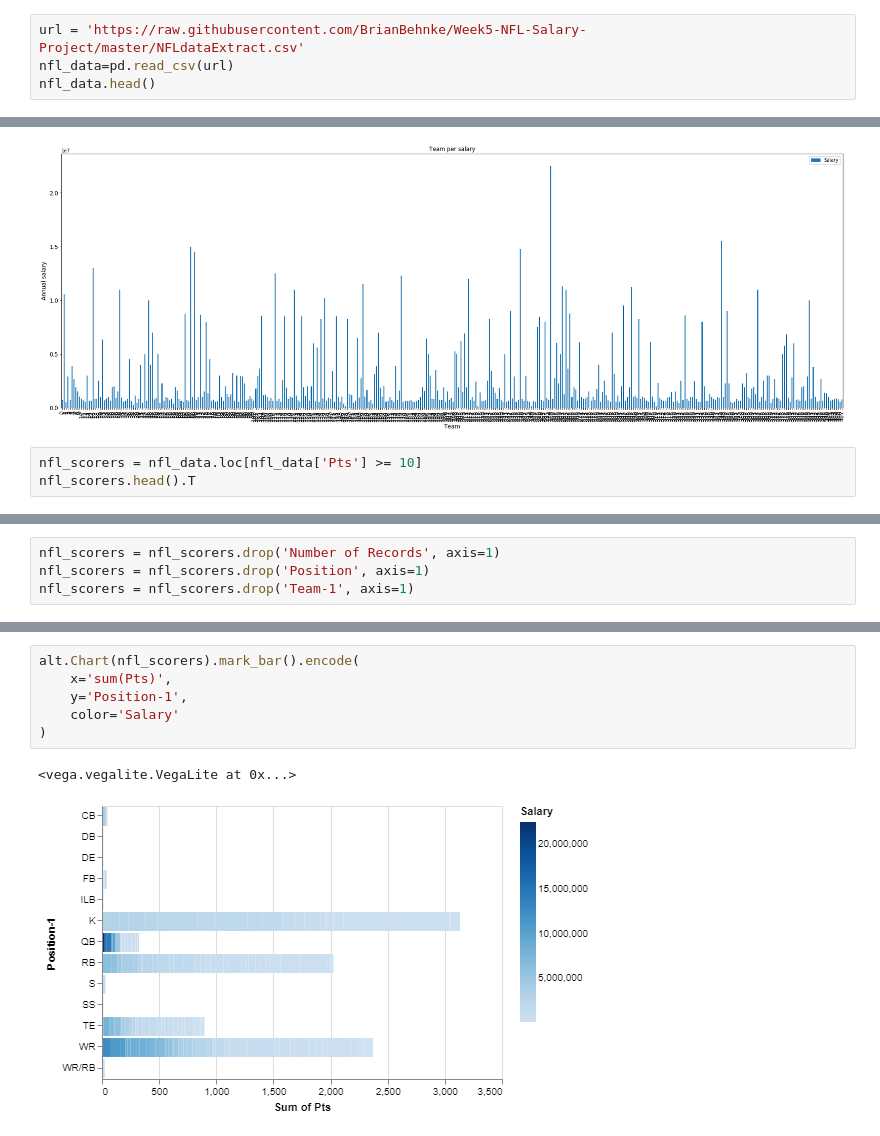
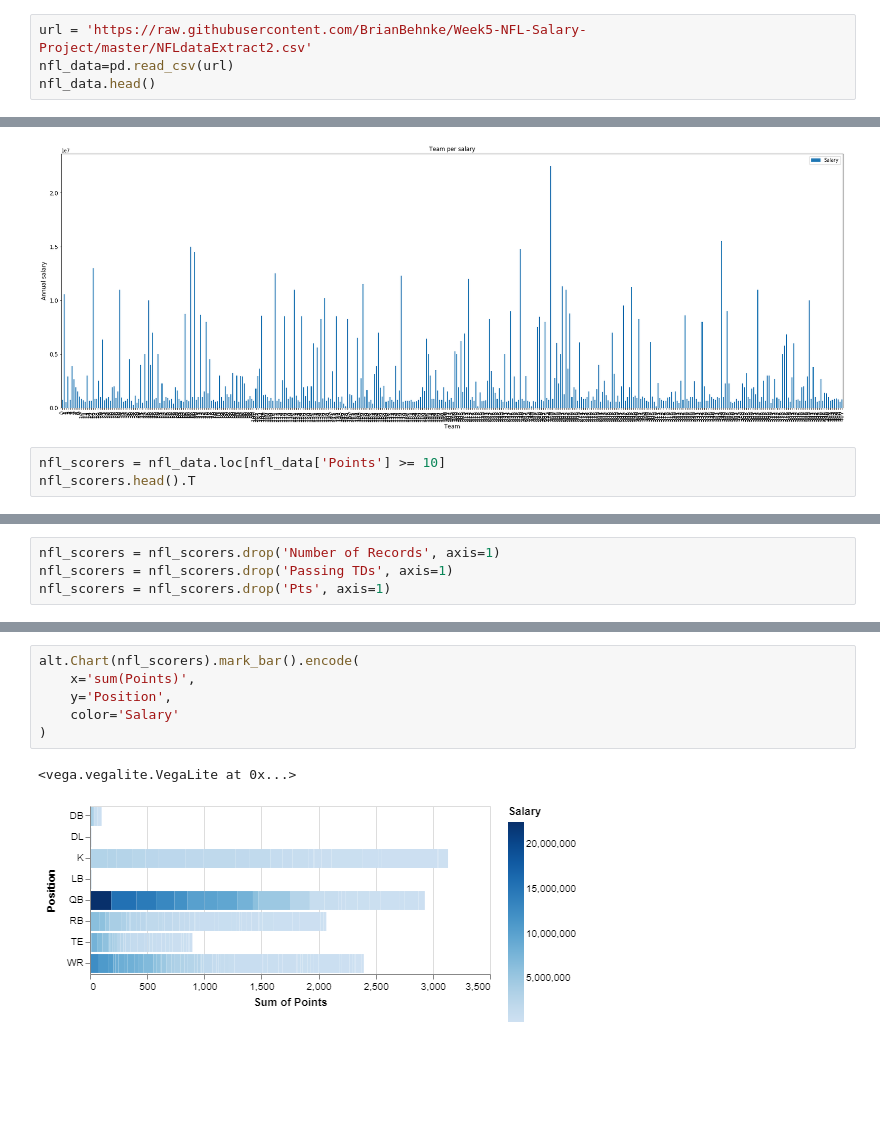
Before and after one commit to BrianBehnke/Week5-NFL-Salary-Prject, a Jupyter notebook: NFLProjectPart2.ipynb, the cells around one changed output, grey strips where cells are left out. Drawn from its saved outputs; the diff is of its cells as text; blank space fills up the shorter version.

```diff
--- a/NFLProjectPart2.ipynb
+++ b/NFLProjectPart2.ipynb
@@ -11,5 +10,5 @@ RendererRegistry.enable('notebook')
 # %%
-url = 'https://raw.githubusercontent.com/BrianBehnke/Week5-NFL-Salary-Project/master/NFLdataExtract.csv'
+url = 'https://raw.githubusercontent.com/BrianBehnke/Week5-NFL-Salary-Project/master/NFLdataExtract2.csv'
 nfl_data=pd.read_csv(url)
 nfl_data.head()
 # %% [output]
@@ -79,7 +78,7 @@ plt.show()
 # %% [output]
 [figure]
 # %%
-nfl_scorers = nfl_data.loc[nfl_data['Pts'] >= 10]
+nfl_scorers = nfl_data.loc[nfl_data['Points'] >= 10]
 nfl_scorers.head().T
 # %% [output]
 |  | 0 | 1 | 2 | 4 | 5 |
@@ -125,4 +122,4 @@ nfl_scorers.head()
 # %%
 nfl_scorers = nfl_scorers.drop('Number of Records', axis=1)
-nfl_scorers = nfl_scorers.drop('Position', axis=1)
-nfl_scorers = nfl_scorers.drop('Team-1', axis=1)
+nfl_scorers = nfl_scorers.drop('Passing TDs', axis=1)
+nfl_scorers = nfl_scorers.drop('Pts', axis=1)
@@ -206,9 +201,9 @@ alt.Chart(nfl_scorers).mark_tick().encode(
 # %%
 alt.Chart(nfl_scorers).mark_bar().encode(
-    x='sum(Pts)',
-    y='Position-1',
+    x='sum(Points)',
+    y='Position',
     color='Salary'
 )
 # %% [output]
 <vega.vegalite.VegaLite at 0x...>
-[figure, old version]
+[figure, new version]
```
Also changed, not shown: parts of 29 cells of this notebook.
